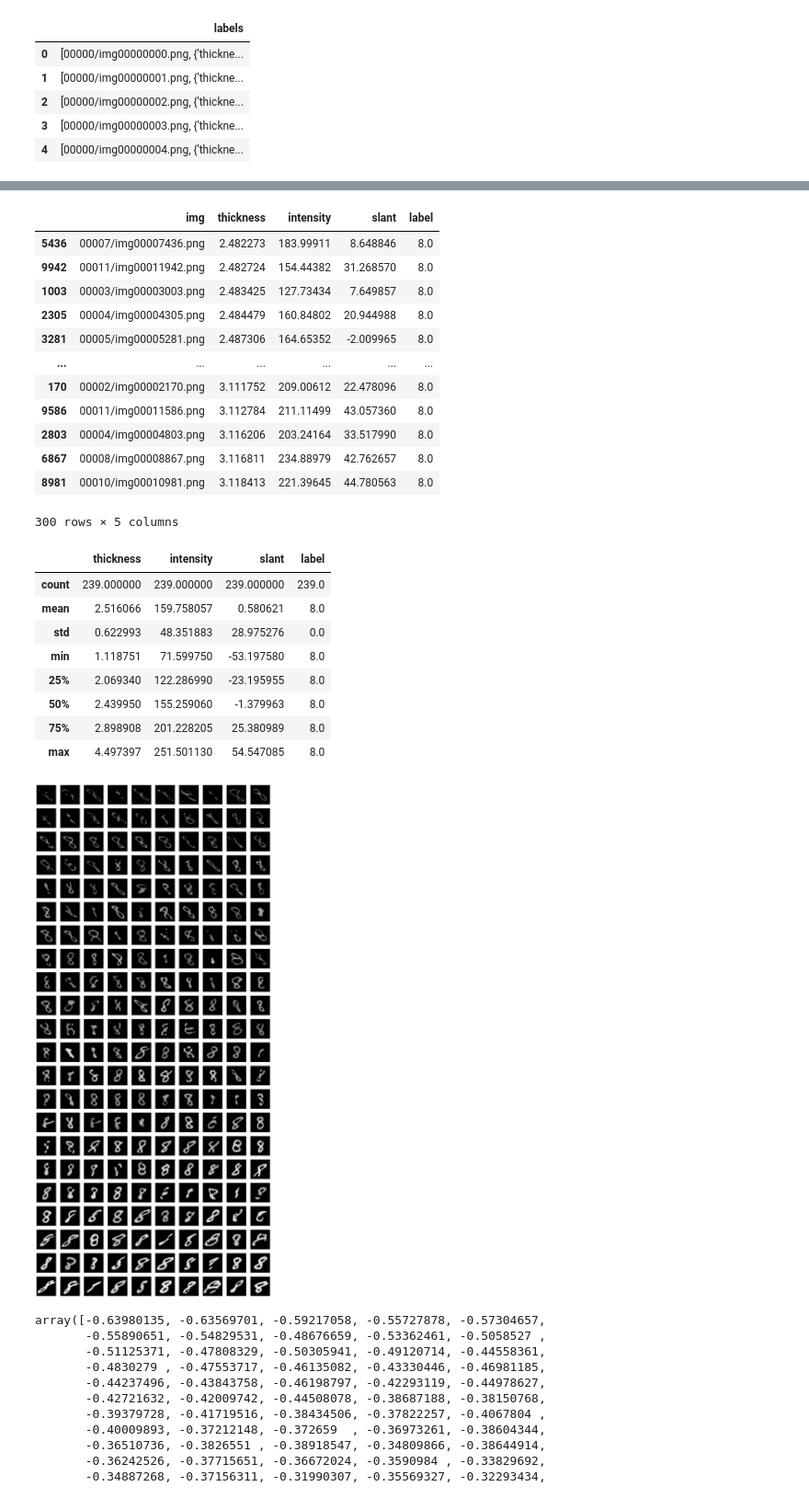
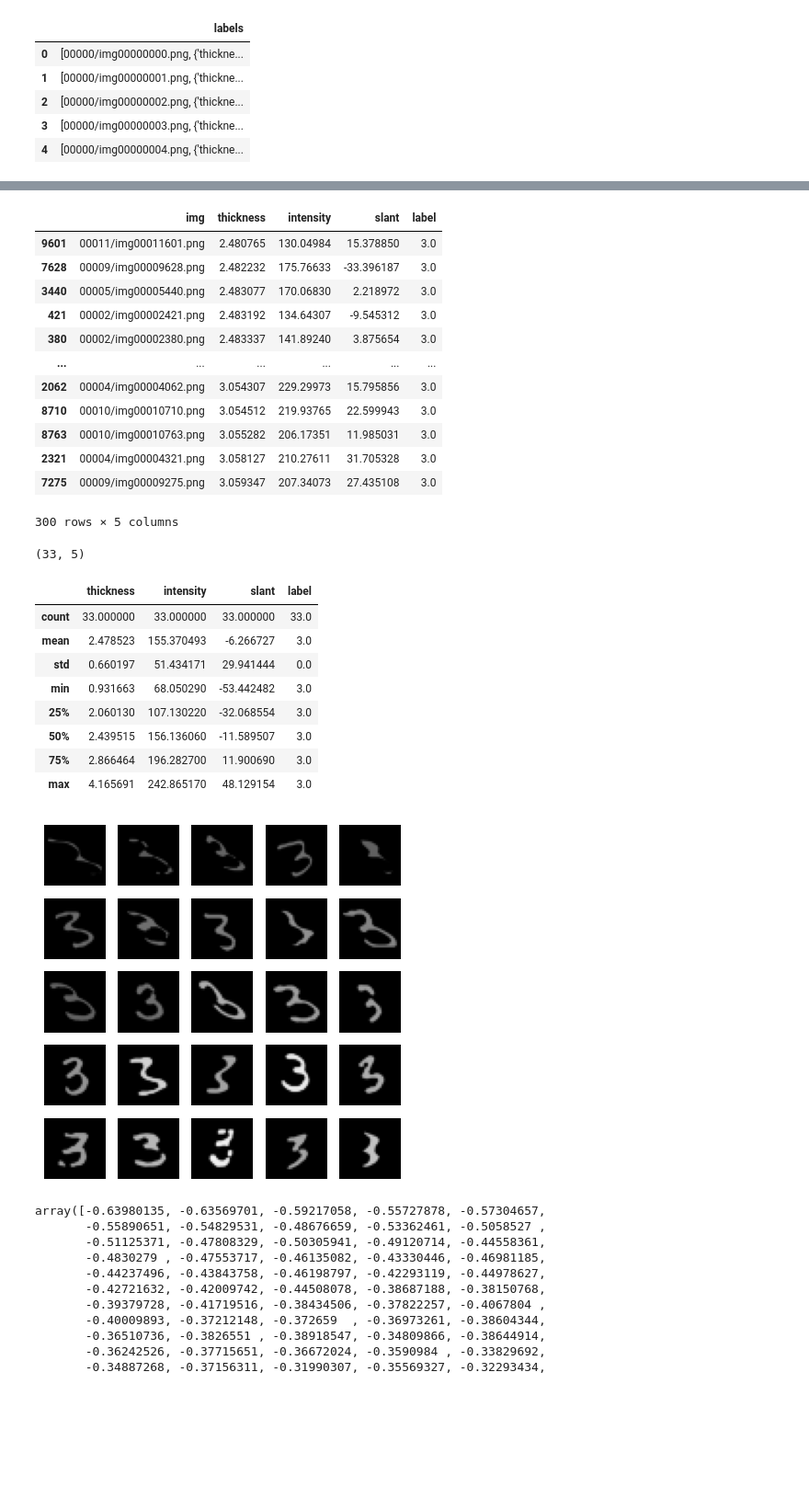
Before and after one commit to weslai/msstylegans, a Jupyter notebook: stylegan3/visualizers/data_visualization.ipynb, the cells around one changed output, grey strips where cells are left out. Shown at 92% size. Cells and saved outputs as stored; diff of their text form; code cells hidden in the pictures; blank space fills up the shorter version.

Commit message:
[MOD] visualizer for qualitative eval

```diff
--- a/stylegan3/visualizers/data_visualization.ipynb
+++ b/stylegan3/visualizers/data_visualization.ipynb
@@ -6,7 +6,7 @@ import imageio as iio
 import matplotlib.pyplot as plt
 # %%
 # path = "/dhc/groups/fglippert/Ukbiobank/imaging/retinal_fundus/multisources/source1/trainset/"
-path = "/dhc/groups/fglippert/MorphoMNIST/mnist_instances/mnist_thickness_intensity_slant/trainset/"
+path = "/dhc/groups/fglippert/MorphoMNIST/mnist_instances/source1/trainset/"
 labels = pd.read_json(path + "dataset.json")
 # %%
 labels.head()
@@ -62,58 +62,61 @@ all_labels.head()
 # %%
 ### take only one class (e.g. 2)
-labels = all_labels[all_labels["label"] == 8]
+labels = all_labels[all_labels["label"] == 3]
 # ### sort by slant
 labels = labels.sort_values(by=["thickness"])
 # %%
 labels.iloc[500:800]
 # %% [output]
 |  | img | thickness | intensity | slant | label |
-| 5436 | 00007/img00007436.png | 2.482273 | 183.99911 | 8.648846 | 8.0 |
-| 9942 | 00011/img00011942.png | 2.482724 | 154.44382 | 31.268570 | 8.0 |
-| 1003 | 00003/img00003003.png | 2.483425 | 127.73434 | 7.649857 | 8.0 |
-| 2305 | 00004/img00004305.png | 2.484479 | 160.84802 | 20.944988 | 8.0 |
-| 3281 | 00005/img00005281.png | 2.487306 | 164.65352 | -2.009965 | 8.0 |
+| 9601 | 00011/img00011601.png | 2.480765 | 130.04984 | 15.378850 | 3.0 |
+| 7628 | 00009/img00009628.png | 2.482232 | 175.76633 | -33.396187 | 3.0 |
+| 3440 | 00005/img00005440.png | 2.483077 | 170.06830 | 2.218972 | 3.0 |
+| 421 | 00002/img00002421.png | 2.483192 | 134.64307 | -9.545312 | 3.0 |
+| 380 | 00002/img00002380.png | 2.483337 | 141.89240 | 3.875654 | 3.0 |
 | ... | ... | ... | ... | ... | ... |
-| 170 | 00002/img00002170.png | 3.111752 | 209.00612 | 22.478096 | 8.0 |
-| 9586 | 00011/img00011586.png | 3.112784 | 211.11499 | 43.057360 | 8.0 |
-| 2803 | 00004/img00004803.png | 3.116206 | 203.24164 | 33.517990 | 8.0 |
-| 6867 | 00008/img00008867.png | 3.116811 | 234.88979 | 42.762657 | 8.0 |
-| 8981 | 00010/img00010981.png | 3.118413 | 221.39645 | 44.780563 | 8.0 |
+| 2062 | 00004/img00004062.png | 3.054307 | 229.29973 | 15.795856 | 3.0 |
+| 8710 | 00010/img00010710.png | 3.054512 | 219.93765 | 22.599943 | 3.0 |
+| 8763 | 00010/img00010763.png | 3.055282 | 206.17351 | 11.985031 | 3.0 |
+| 2321 | 00004/img00004321.png | 3.058127 | 210.27611 | 31.705328 | 3.0 |
+| 7275 | 00009/img00009275.png | 3.059347 | 207.34073 | 27.435108 | 3.0 |
 300 rows × 5 columns
 # %%
 # labels.describe()
 # %%
-ll = labels.iloc[::4]
+ll = labels.iloc[::30]
+print(ll.shape)
+# %% [output]
+(33, 5)
 # %%
 ll.describe()
 # all_labels
 # %% [output]
 |  | thickness | intensity | slant | label |
-| count | 239.000000 | 239.000000 | 239.000000 | 239.0 |
-| mean | 2.516066 | 159.758057 | 0.580621 | 8.0 |
-| std | 0.622993 | 48.351883 | 28.975276 | 0.0 |
-| min | 1.118751 | 71.599750 | -53.197580 | 8.0 |
-| 25% | 2.069340 | 122.286990 | -23.195955 | 8.0 |
-| 50% | 2.439950 | 155.259060 | -1.379963 | 8.0 |
-| 75% | 2.898908 | 201.228205 | 25.380989 | 8.0 |
-| max | 4.497397 | 251.501130 | 54.547085 | 8.0 |
+| count | 33.000000 | 33.000000 | 33.000000 | 33.0 |
+| mean | 2.478523 | 155.370493 | -6.266727 | 3.0 |
+| std | 0.660197 | 51.434171 | 29.941444 | 0.0 |
+| min | 0.931663 | 68.050290 | -53.442482 | 3.0 |
+| 25% | 2.060130 | 107.130220 | -32.068554 | 3.0 |
+| 50% | 2.439515 | 156.136060 | -11.589507 | 3.0 |
+| 75% | 2.866464 | 196.282700 | 11.900690 | 3.0 |
+| max | 4.165691 | 242.865170 | 48.129154 | 3.0 |
 # %%
-ncols = 10
-nrows = 22
-plt.figure(figsize=(ncols * 2, nrows * 2))
+ncols = 5
+nrows = 5
+plt.figure(figsize=(ncols, nrows))
 for i in range(nrows):
     for j in range(ncols):
         img_path = path + ll.iloc[i * ncols + j]["img"]
         img = iio.imread(img_path)
         img = np.asarray(img, dtype=np.float32)
         img = (img - 0) * (255 / (255 - 0))
         img = np.rint(img).clip(0, 255).astype(np.uint8)
         plt.subplot(nrows, ncols, i * ncols + j + 1)
         # plt.imshow(img, vmin=0, vmax=255)
         plt.imshow(img, cmap="gray", vmin=0, vmax=255)
         plt.axis("off")
 # %% [output]
-[figure, old version]
+[figure, new version]
 # %%
 ll_slant = np.deg2rad(ll["slant"].values)
 # %%
```
Also changed, not shown: parts of 3 cells of this notebook, 3 other files.
